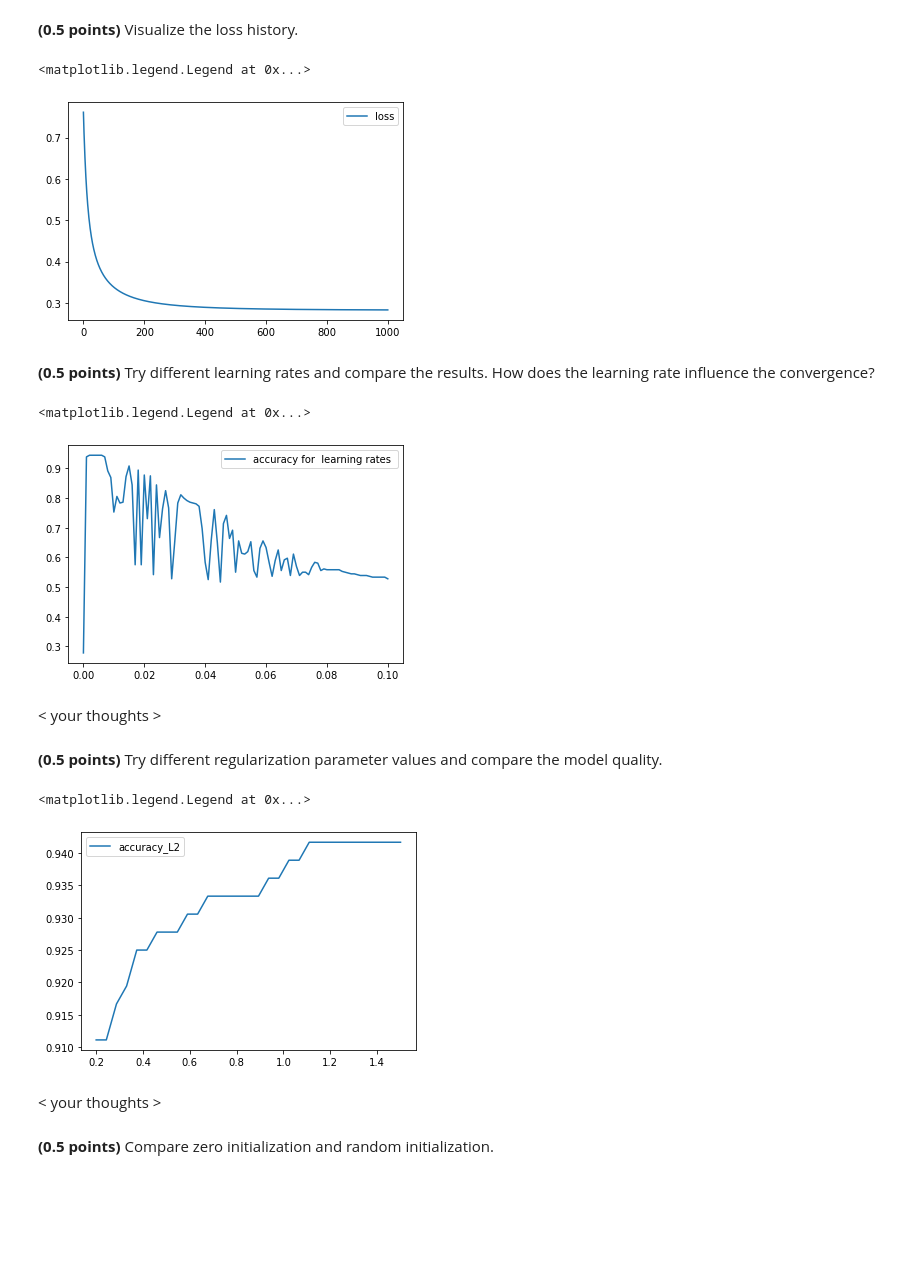
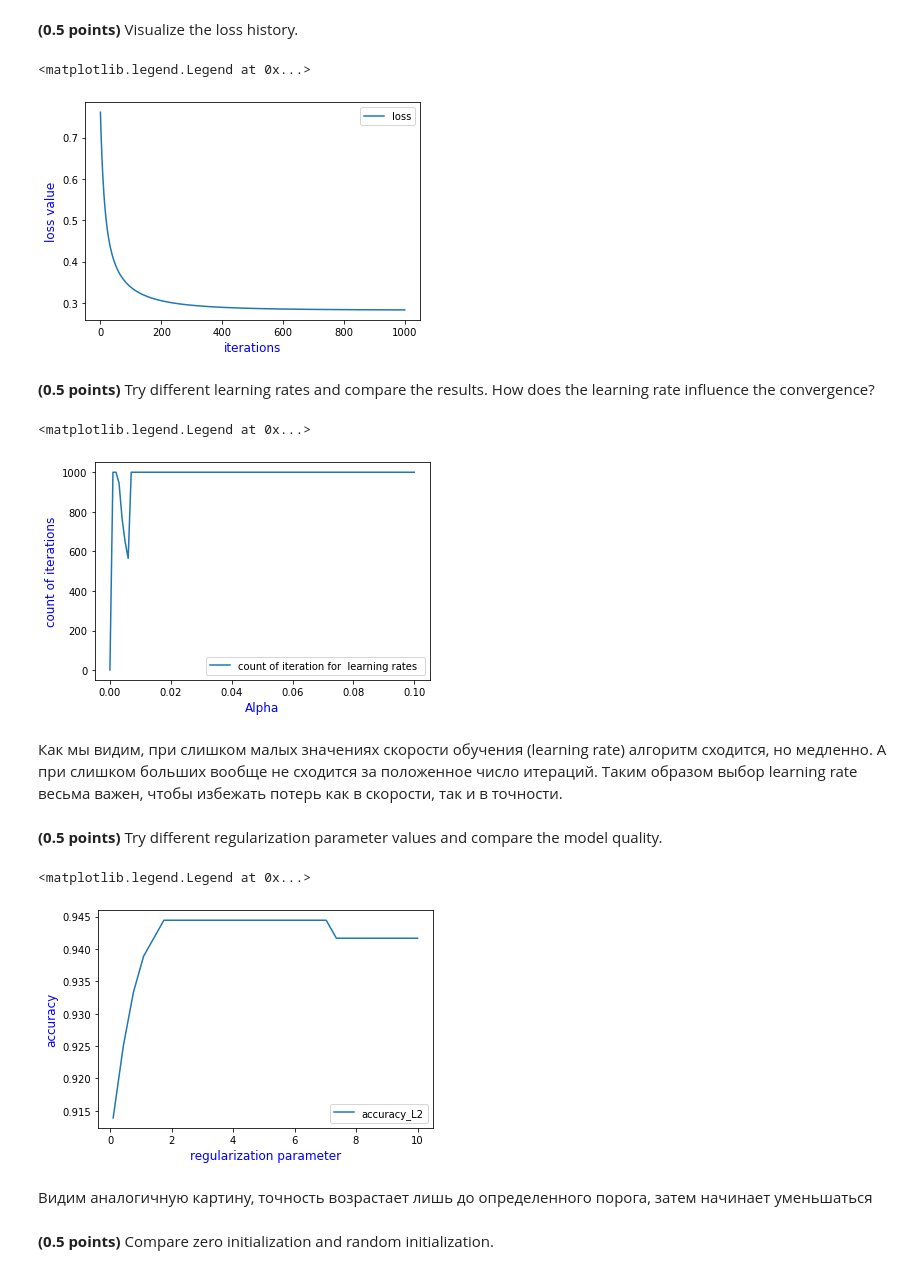
Before and after one commit to NataLobster/ml-intro, a Jupyter notebook: hw_classification.ipynb, the cells around one changed output. Saved outputs shown, nothing was run; the diff lists cells and outputs as text; code cells hidden in the pictures; blank space fills up the shorter version.

```diff
--- a/hw_classification.ipynb
+++ b/hw_classification.ipynb
@@ -100,6 +100,7 @@ class CustomLogisticRegression:
 
         #the loss history array
         self.loss = []
+        self.iter = 0
 
         X_ext = np.hstack([np.ones((X.shape[0], 1)), X]) # a constant feature is included to handle intercept
         num_features = X_ext.shape[1]
@@ -113,6 +114,7 @@ class CustomLogisticRegression:
         for i in range(self.max_iter):
             delta = calc_delta(X_ext, self.weights_, y)
             self.loss.append(self.get_loss(X_ext, self.weights_, y))
+            self.iter +=1
             self.weights_ -= self.eta * delta
             if np.linalg.norm(self.eta * delta) < self.tol:
                 break
@@ -245,32 +247,38 @@ assert min(train_acc, test_acc) > 0.9
 model = CustomLogisticRegression()
 model.fit(X_train, y_train)
 plt.plot(range(1000), model.loss, label='loss')
+plt.xlabel('iterations', fontsize=12, color='blue')
+plt.ylabel('loss value', fontsize=12, color='blue')
 plt.legend()
 # %% [output]
 <matplotlib.legend.Legend at 0x...>
-[figure, old version]
+[figure, new version]
 # %% [markdown]
 **(0.5 points)** Try different learning rates and compare the results. How does the learning rate influence the convergence?
 # %%
 ## your code
 ALPHAS = np.linspace(0, 0.1, 1 + 100)
-accuracy_rates = []
+#accuracy_rates = []
+iter_ = []
 for alpha in ALPHAS:
     model = CustomLogisticRegression(eta = alpha)
     model.fit(X_train, y_train)
-    accuracy_rates.append(metrics.accuracy_score(y_pred=model.predict(X_test), y_true=y_test))
-plt.plot(ALPHAS, accuracy_rates, label='accuracy for  learning rates ')
+    #accuracy_rates.append(metrics.accuracy_score(y_pred=model.predict(X_test), y_true=y_test))
+    iter_.append(model.iter)
+plt.plot(ALPHAS, iter_, label='count of iteration for  learning rates ')
+plt.xlabel('Alpha', fontsize=12, color='blue')
+plt.ylabel('count of iterations', fontsize=12, color='blue')
 plt.legend()
 # %% [output]
 <matplotlib.legend.Legend at 0x...>
-[figure, old version]
+[figure, new version]
-# %% [markdown]
-< your thoughts >
+# %% [markdown]
+Как мы видим, при слишком малых значениях скорости обучения (learning rate) алгоритм сходится, но медленно. А при слишком больших вообще не сходится за положенное число итераций. Таким образом выбор learning rate весьма важен, чтобы избежать потерь как в скорости, так и в точности.
 # %% [markdown]
 **(0.5 points)** Try different regularization parameter values and compare the model quality.
 # %%
 ## your code
-L2_PARAM = np.linspace(0.2, 1.5, 1 + 30)
+L2_PARAM = np.linspace(0.1, 10, 1 + 30)
 #print(L2_PARAM)
 accuracy_L2 = []
 for alpha in L2_PARAM:
@@ -278,13 +286,15 @@ for alpha in L2_PARAM:
     model.fit(X_train, y_train)
     accuracy_L2.append(metrics.accuracy_score(y_pred=model.predict(X_test), y_true=y_test))
 plt.plot(L2_PARAM, accuracy_L2, label='accuracy_L2')
+plt.xlabel('regularization parameter', fontsize=12, color='blue')
+plt.ylabel('accuracy', fontsize=12, color='blue')
 plt.legend()
 #print(accuracy_L2)
 # %% [output]
 <matplotlib.legend.Legend at 0x...>
-[figure, old version]
+[figure, new version]
-# %% [markdown]
-< your thoughts >
+# %% [markdown]
+Видим аналогичную картину, точность возрастает лишь до определенного порога, затем начинает уменьшаться
 # %% [markdown]
 **(0.5 points)** Compare zero initialization and random initialization.
 # %%
```
Also changed, not shown: parts of 24 cells of this notebook.
